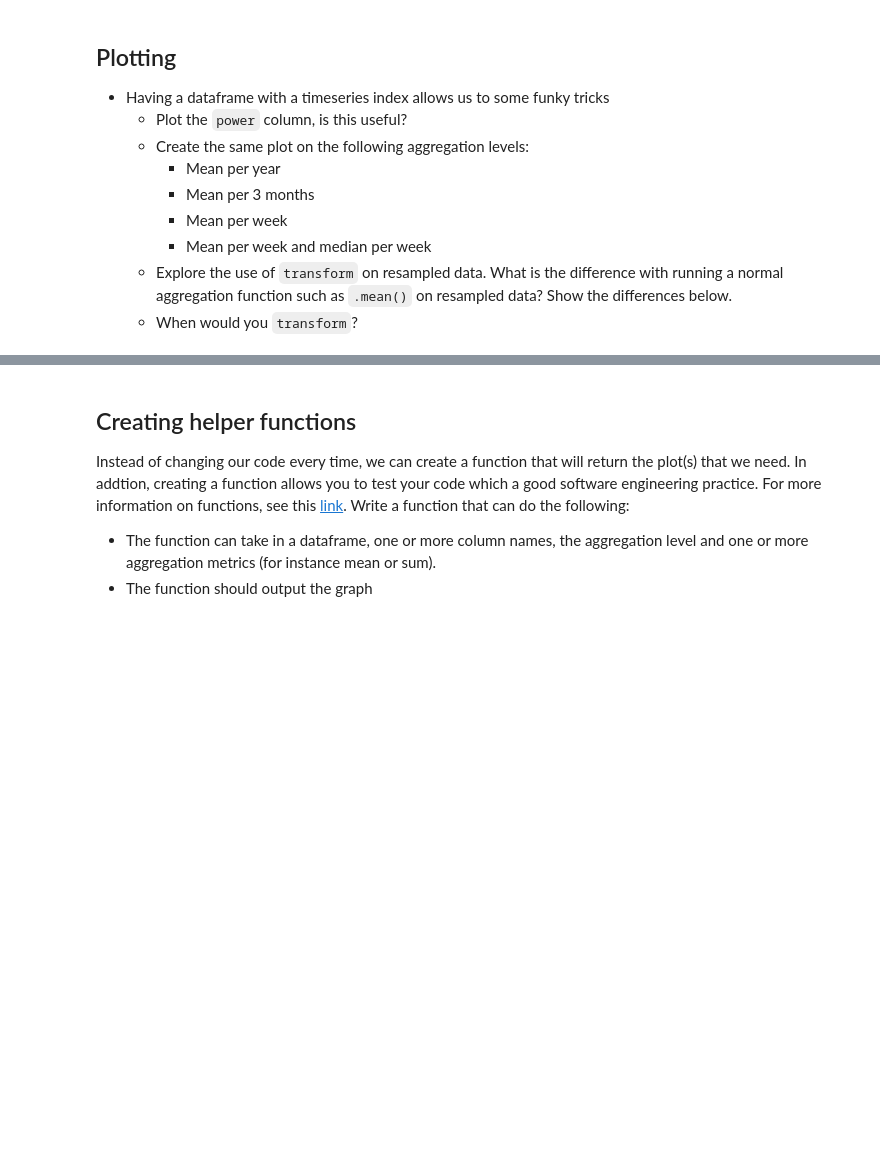
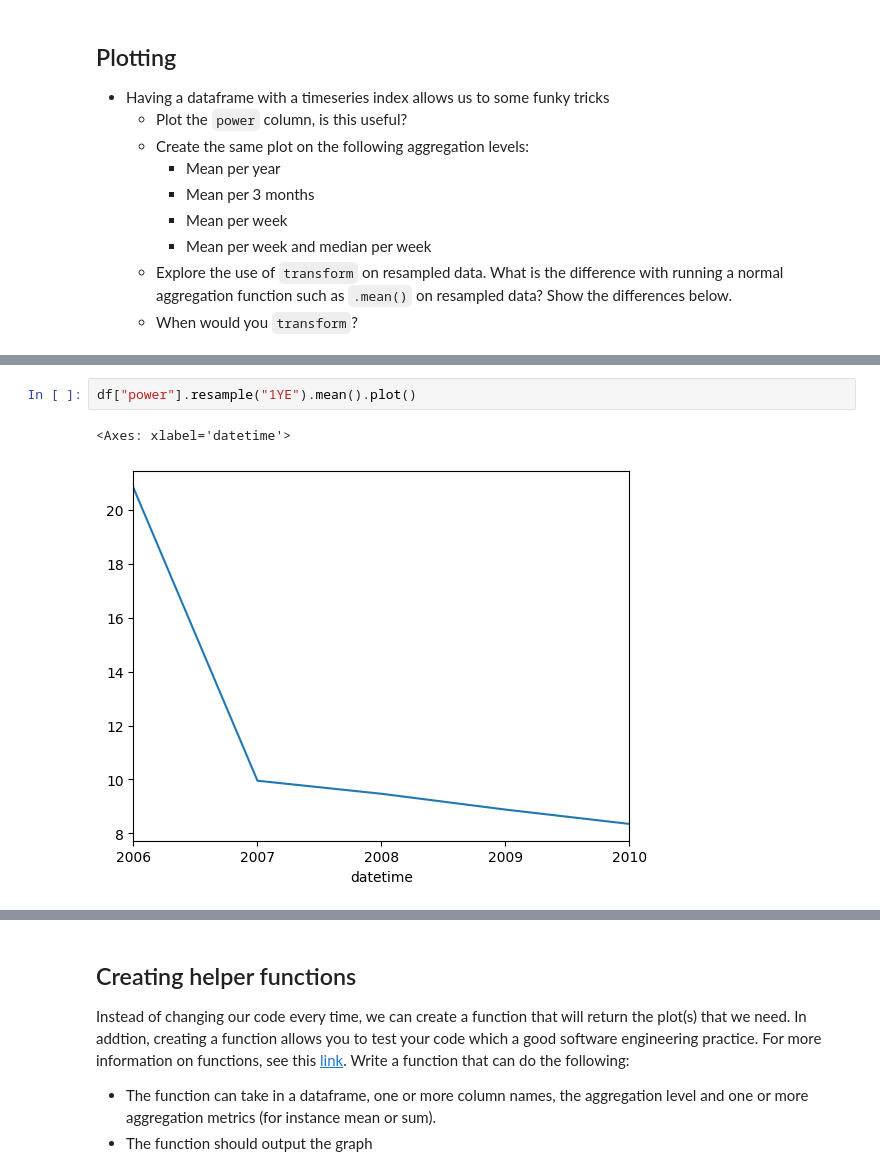
Before and after one commit to JelmerOffenberg/datamind-python, a Jupyter notebook: notebooks/2-data-analysis.ipynb, the cells around one changed output, grey strips where cells are left out. Cells and saved outputs as stored; diff of their text form; blank space fills up the shorter version.

```diff
--- a/notebooks/2-data-analysis.ipynb
+++ b/notebooks/2-data-analysis.ipynb
@@ -87,0 +286,5 @@ In this section we'll combine some data wrangling with data exploration.
+# %%
+df["power"].resample("1YE").mean().plot()
+# %% [output]
+<Axes: xlabel='datetime'>
+[figure, added]
```
Also changed, not shown: parts of 32 cells of this notebook.
